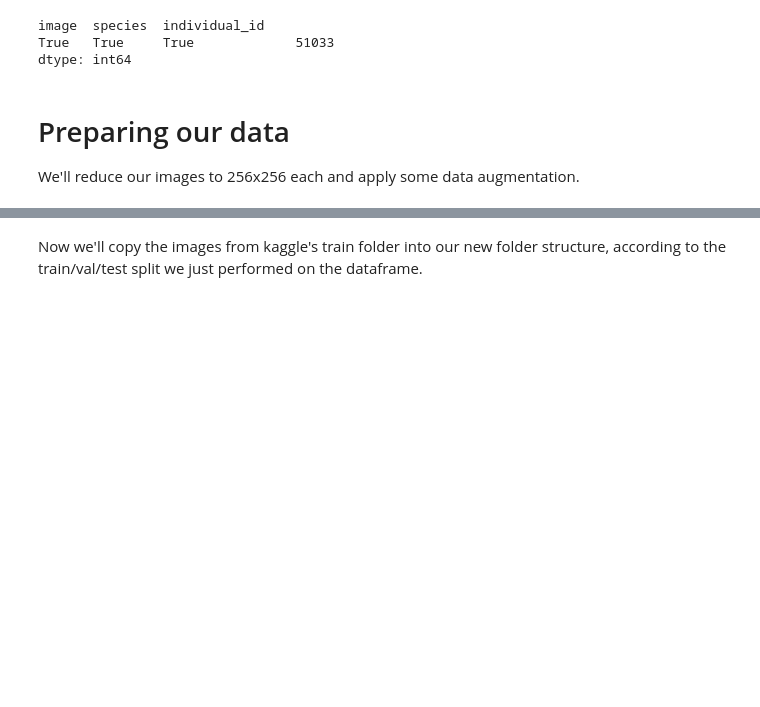
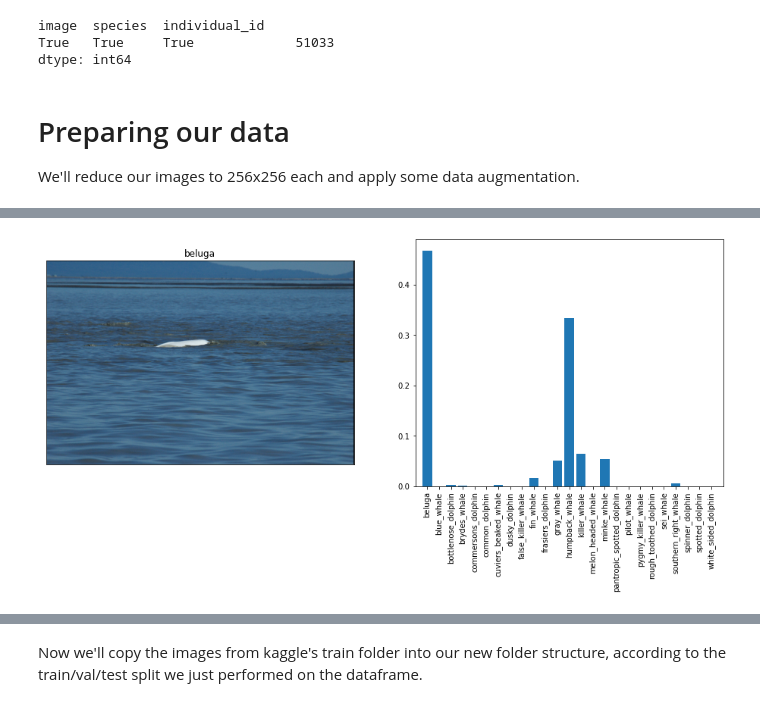
Before and after one commit to snakeeyes021/happywhale, a Jupyter notebook: initial-setup-final.ipynb, the cells around one changed output, grey strips where cells are left out. Saved outputs shown, nothing was run; the diff lists cells and outputs as text; code cells hidden in the pictures; blank space fills up the shorter version.

Commit message:
predictor output function

```diff
--- a/initial-setup-final.ipynb
+++ b/initial-setup-final.ipynb
@@ -257,0 +466,13 @@ Epoch 2/2
+# %%
+i = np.random.randint(0, len(test_df_sp))
+random_image_df = pd.DataFrame(test_df_sp.iloc[i,:]).T
+random_image_gen = ImageDataGenerator(rescale=1./255,
+                               ).flow_from_dataframe(random_image_df,
+                                                     directory=kaggle_data_dir,
+                                                     x_col='image',
+                                                     y_col='species',
+                                                     target_size=(256, 256),
+                                                     batch_size=1,
+                                                     color_mode='grayscale')
+
+random_image_pred = best_model_cnn1.predict(random_image_gen, verbose=True)
@@ -257,0 +482,5 @@ Epoch 2/2
+# %%
+classes_list = list(train_gen_sp.class_indices.keys())
+# %%
+random_image = os.path.join(kaggle_data_dir, random_image_df.values[0][0])
+random_image_pil = PIL.Image.open(random_image)
@@ -257,0 +489,16 @@ Epoch 2/2
+# %%
+fig, (ax1, ax2)= plt.subplots(figsize=(16,6), ncols=2)
+
+ax1.grid(False)
+ax1.set_xticks([])
+ax1.set_yticks([])
+ax1.imshow(random_image_pil)
+ax1.set_title(list(random_image_gen.class_indices.keys())[0])
+
+ax2.bar(range(len(random_image_pred[0])), list(random_image_pred[0]))
+ax2.set_xlim(-1, 25)
+ax2.set_xticks(range(0, 25))
+ax2.set_xticklabels(classes_list)
+ax2.set_xticklabels(ax2.get_xticklabels(), rotation=90, horizontalalignment='center');
+# %% [output]
+[figure, added]
```
Also changed, not shown: parts of 30 cells of this notebook, 1 other file.
